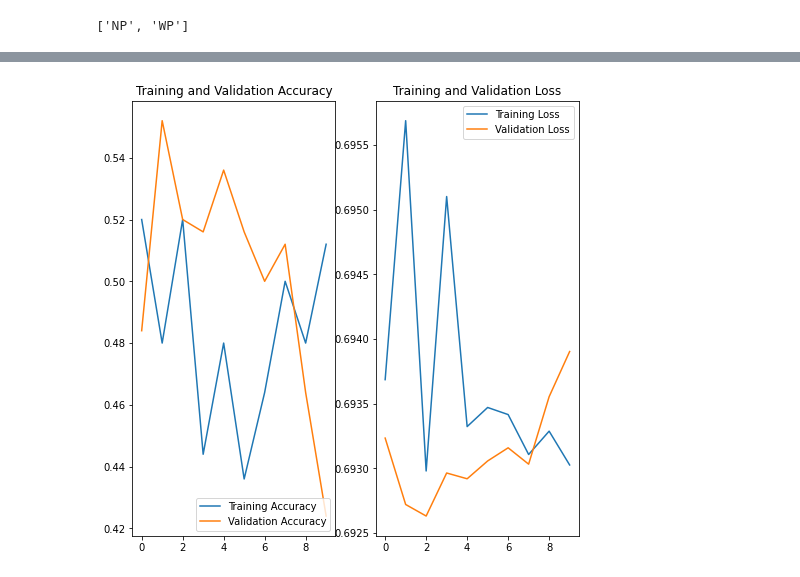
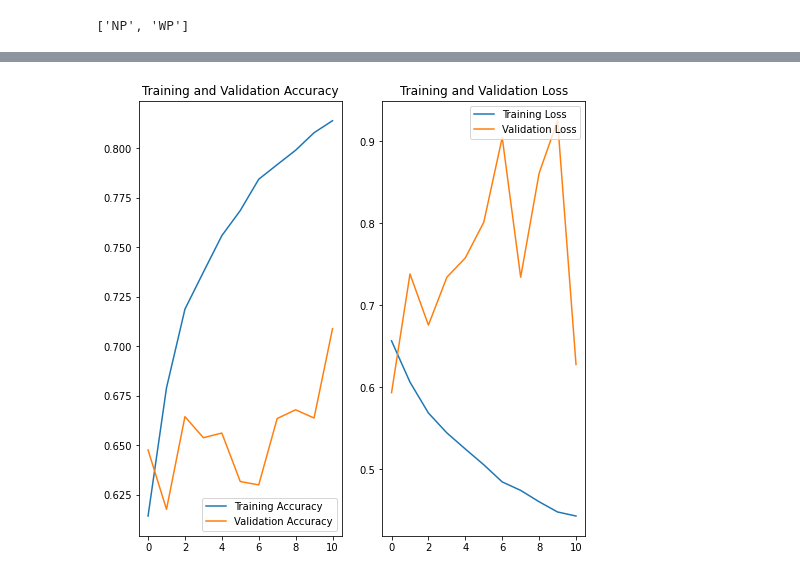
Before and after one commit to Kaelia22/Precipitation, a Jupyter notebook: Precip/Notebooks/3st_2cl_model-grayscale.ipynb, the cells around one changed output, grey strips where cells are left out. Saved outputs shown, nothing was run; the diff lists cells and outputs as text; code cells hidden in the pictures.

```diff
--- a/Precip/Notebooks/3st_2cl_model-grayscale.ipynb
+++ b/Precip/Notebooks/3st_2cl_model-grayscale.ipynb
@@ -76,5 +72,7 @@ def read_dirs(path, folder):
 # %%
 # create training and validation generators
+
+#reduce dimesionality
 
 train_datagen = keras.preprocessing.image.ImageDataGenerator(
         featurewise_center=True,
@@ -92,14 +90,14 @@ valid_datagen = keras.preprocessing.image.ImageDataGenerator(
 
 train_generator = train_datagen.flow_from_directory(
         data_dir,
-        target_size=(img_height,img_width),
+        target_size=(180,320),
         batch_size=batch_size,
         subset='training',
         seed=123,
         class_mode='binary')
 validation_generator = valid_datagen.flow_from_directory(
         data_dir,
-        target_size=(img_height,img_width),
+        target_size=(180,320),
         batch_size=batch_size,
         subset='validation',
         seed=123,
@@ -156,8 +153,8 @@ model = Sequential([
 ])
 # %%
-opt = keras.optimizers.Adam(learning_rate=1e-3)
+opt = keras.optimizers.Adam(learning_rate=0.0001)
 model.compile(optimizer=opt,
-              loss=tf.keras.losses.SparseCategoricalCrossentropy(from_logits=True),
+              loss=tf.keras.losses.SparseCategoricalCrossentropy(from_logits=False),
               metrics=['accuracy'])
 # %%
 # view all the layers of the network using the model's summary method:
@@ -181,12 +178,20 @@ Trainable params: 2,465,978
 Non-trainable params: 0
 _________________________________________________________________
+# %%
+## attmpt early termination
+
+# Callbacks
+early_stopping_cb = keras.callbacks.EarlyStopping(patience=10,
+                                                  restore_best_weights=True,
+                                                  min_delta=0.0)
 # %%
-epochs=10
+epochs=80
 history = model.fit(
     train_generator,
     validation_data=validation_generator,
-    steps_per_epoch=5,
-    validation_steps=5,
+    steps_per_epoch=(np.ceil(image_count*0.8))/batch_size,
+    validation_steps=(np.floor(image_count*0.2))/batch_size,
+    callbacks=[early_stopping_cb],
     epochs=epochs
     )
 # %% [output]
@@ -213,26 +215,26 @@ Epoch 10/10
 # %%
 # visualize training results
 acc = history.history['accuracy']
 val_acc = history.history['val_accuracy']
 
 loss = history.history['loss']
 val_loss = history.history['val_loss']
 
-epochs_range = range(epochs)
+epochs_range = range(11)
 
 plt.figure(figsize=(8, 8))
 plt.subplot(1, 2, 1)
 plt.plot(epochs_range, acc, label='Training Accuracy')
 plt.plot(epochs_range, val_acc, label='Validation Accuracy')
 plt.legend(loc='lower right')
 plt.title('Training and Validation Accuracy')
 
 plt.subplot(1, 2, 2)
 plt.plot(epochs_range, loss, label='Training Loss')
 plt.plot(epochs_range, val_loss, label='Validation Loss')
 plt.legend(loc='upper right')
 plt.title('Training and Validation Loss')
 plt.show()
 # %% [output]
-[figure, old version]
+[figure, new version]
 # %%
```
Also changed, not shown: parts of 13 cells of this notebook, 1 other file.
